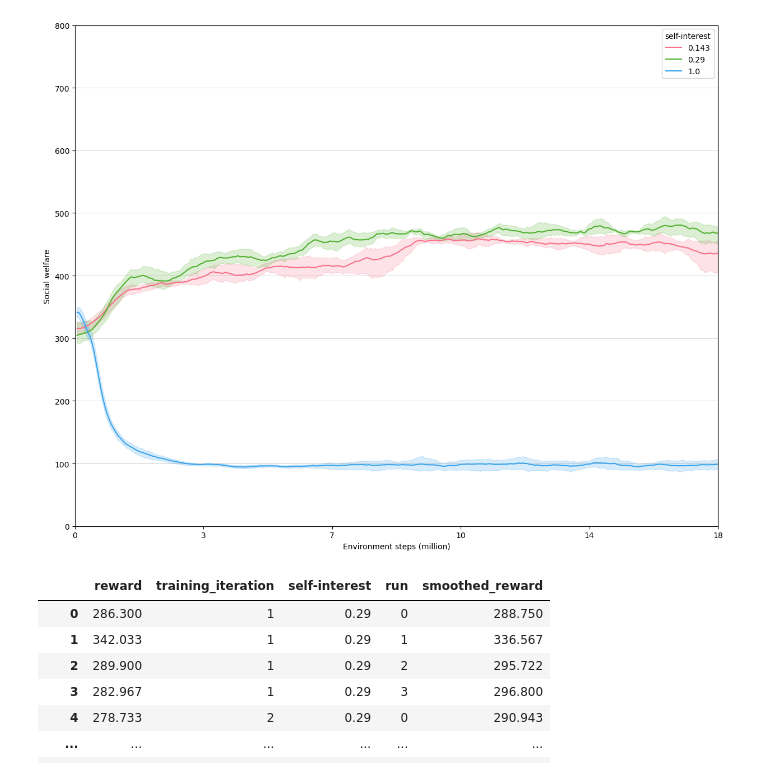
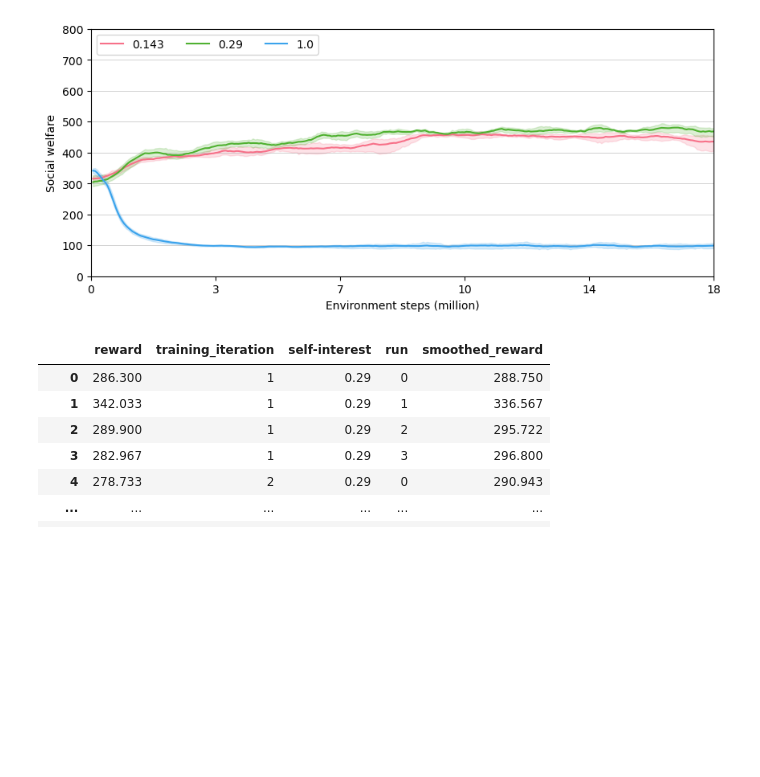
Before and after one commit to Muff2n/meltingpot, a Jupyter notebook: data/plot_results.ipynb, the cells around one changed output. Drawn from its saved outputs; the diff is of its cells as text; code cells hidden in the pictures; blank space fills up the shorter version.

```diff
--- a/data/plot_results.ipynb
+++ b/data/plot_results.ipynb
@@ -38,6 +38,8 @@ clean = {
 window = 11
 epochs = 300
 environment = harvest
+# FIGSIZE=(4.8, 1.6)  # for paper
+FIGSIZE=(10, 4)  # for viewing
 # %%
 def load_df(trial_id: str, *, environment: dict[str], independent: bool=False, self_interest: float=None):
     df = pd.read_json(os.path.join(environment['path'], environment['name'], trial_id, 'results.json'), lines=True)
@@ -209,35 +211,37 @@ def assign_runs(df, s):
     return df_s
 
 dfs = [assign_runs(df, s) for s in self_interest_values]
 df = pd.concat(dfs, axis=0, ignore_index=True)
 
-fig, ax = plt.subplots(figsize=(14.8, 11.6), facecolor='white')
+fig, ax = plt.subplots(figsize=FIGSIZE, facecolor='white')
 
 colours = sns.color_palette("husl", len(self_interest_values))
 
 sns.lineplot(
     data=df,
     x='training_iteration',
     y='smoothed_reward',
     hue='self-interest',
     errorbar=('ci', 95),  # 95% confidence interval
     palette=colours,
+    ax=ax,
     # estimator='mean',
     # color='blue',
     # n_boot=1000,
 )
 
 ax.set_xlabel('Environment steps (million)')
 ax.set_ylabel('Social welfare')
 ax.set_xlim(0, scratch_epochs)
 ax.set_ylim(0, environment['ylim'])
 ax.set_xticks(np.arange(0, scratch_epochs + 1, scratch_epochs / 5))
 ax.set_xticklabels(np.arange(0, scratch_epochs * 30 * 2000 / 1e6 + 1, scratch_epochs / 5 * 30 * 2000 / 1e6).astype(int))
 ax.yaxis.grid(True, linestyle='-', linewidth=0.5, color='grey', alpha=0.5)
+ax.legend(loc='upper left', ncol=3)
 
 fig.savefig(f'scratch_{environment["name"]}', dpi=300, bbox_inches='tight')
 # %% [output]
-[figure, old version]
+[figure, new version]
 # %%
 dfs[0]
 # %% [output]
```
Also changed, not shown: parts of 5 cells of this notebook, 2 other files.
